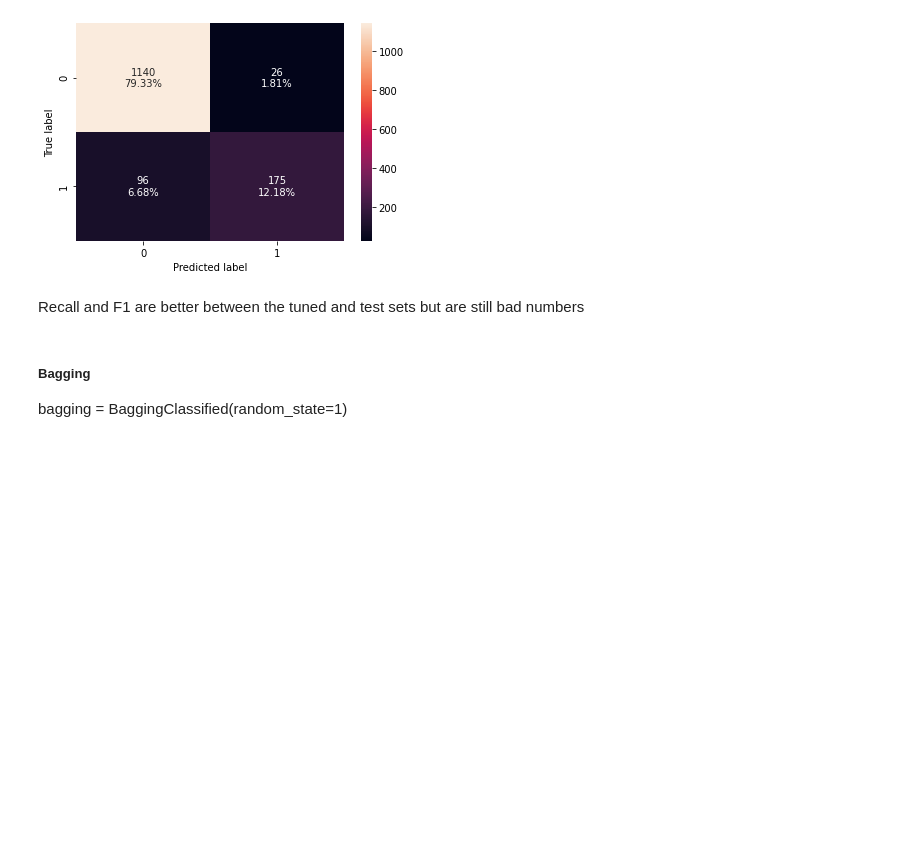
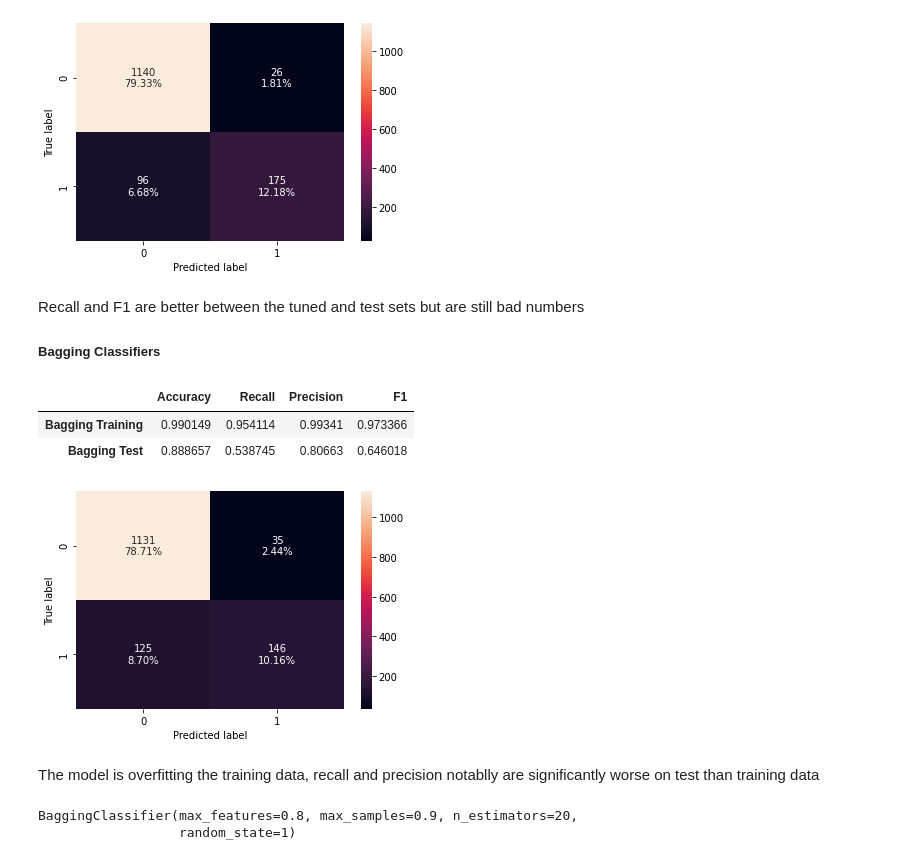
Before and after one commit to jarato123/AI-Class, a Jupyter notebook: Ensemble Techniques/ET Final Project/ET Final Project.ipynb, the cells around one changed output. Drawn from its saved outputs; the diff is of its cells as text; code cells hidden in the pictures; blank space fills up the shorter version.

Commit message:
Boosting
Finished Bagging Models moving on to Boosting

```diff
--- a/Ensemble Techniques/ET Final Project/ET Final Project.ipynb
+++ b/Ensemble Techniques/ET Final Project/ET Final Project.ipynb
@@ -1012,6 +1012,46 @@ rf_compare.head()
 [figure]
 # %% [markdown]
 Recall and F1 are better between the tuned and test sets but are still bad numbers
+
+##### Bagging Classifiers
-# %% [markdown]
-##### Bagging
-bagging = BaggingClassified(random_state=1)
+# %%
+from statistics import mode
+
+
+bagging = BaggingClassifier(random_state=1)
+bagging.fit(X_train, y_train)
+
+confusion_matrix_sklearn(bagging, X_test, y_test)
+
+bagging_train_perf = model_performance_classification_sklearn(bagging, X_train, y_train)
+bagging_test_perf = model_performance_classification_sklearn(bagging, X_test, y_test)
+
+bagging_compare = bagging_train_perf.append(bagging_test_perf, ignore_index=True)
+bagging_compare.index = ['Bagging Training', 'Bagging Test']
+
+bagging_compare.head()
+# %% [output]
+|  | Accuracy | Recall | Precision | F1 |
+| Bagging Training | 0.990149 | 0.954114 | 0.99341 | 0.973366 |
+| Bagging Test | 0.888657 | 0.538745 | 0.80663 | 0.646018 |
+[figure, added]
+# %% [markdown]
+The model is overfitting the training data, recall and precision notablly are significantly worse on test than training data
+# %%
+# Tuning the Bagging Model
+
+bagging_tuned = BaggingClassifier(random_state=1)
+
+bagging_parameters = {'max_samples': [0.7,0.8,0.9,1], 'max_features': [0.7,0.8,0.9,1], 'n_estimators':[10,20,30,40,50]}
+
+acc_scorer = metrics.make_scorer(metrics.recall_score)
+
+bagging_grid_search = GridSearchCV(bagging_tuned, bagging_parameters, scoring=acc_scorer, cv=5)
+bagging_grid_search = bagging_grid_search.fit(X_train, y_train)
+
+bagging_tuned = bagging_grid_search.best_estimator_
+
+bagging_tuned.fit(X_train, y_train)
+# %% [output]
+BaggingClassifier(max_features=0.8, max_samples=0.9, n_estimators=20,
+                  random_state=1)
```
Also changed, not shown: parts of 12 cells of this notebook.
